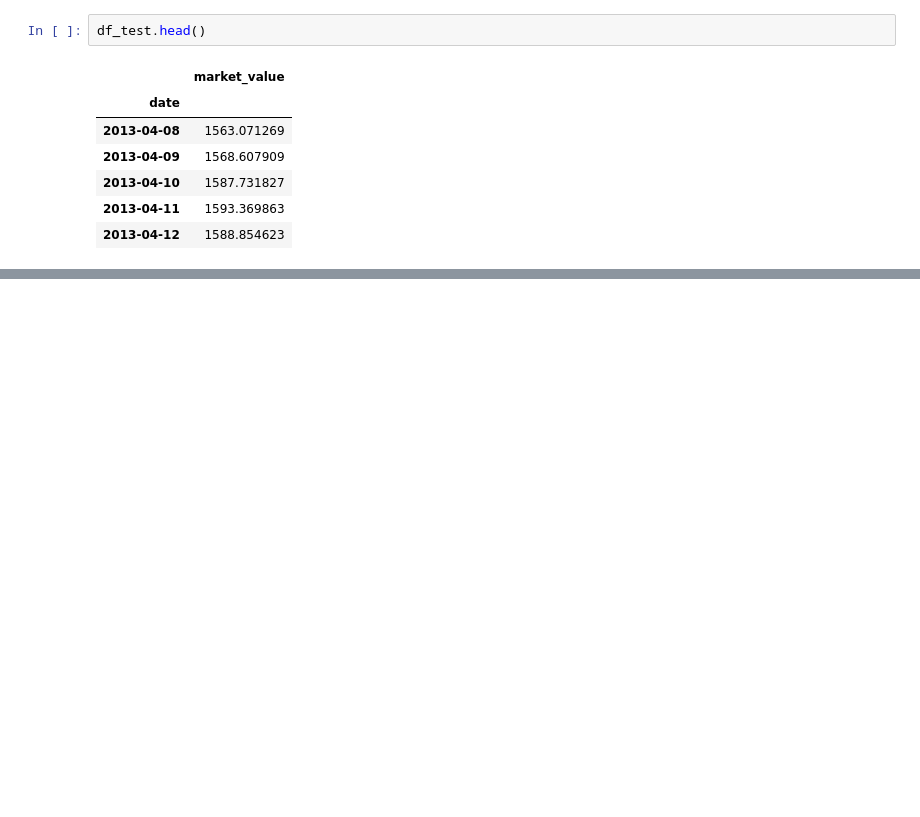
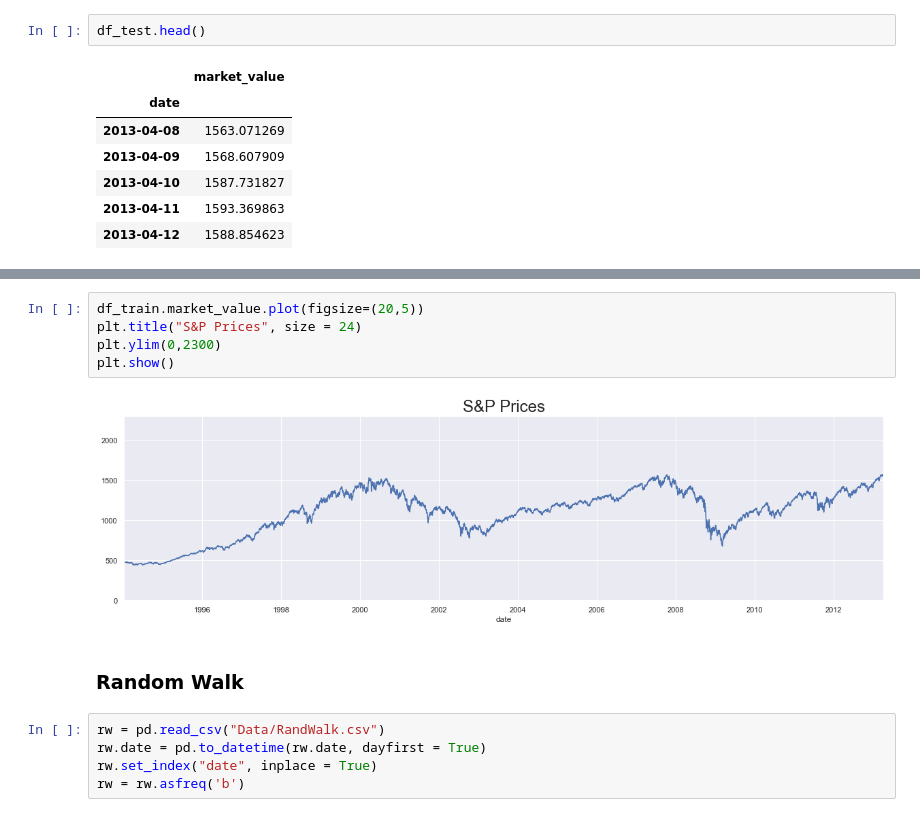
Before and after one commit to TonyHomsi/Time_Series_project, a Jupyter notebook: Creating a Time Series Object.ipynb, the cells around one changed output, grey strips where cells are left out. Drawn from its saved outputs; the diff is of its cells as text; blank space fills up the shorter version.

```diff
--- a/Creating a Time Series Object.ipynb
+++ b/Creating a Time Series Object.ipynb
@@ -211,0 +248,14 @@ df_test.head()
+# %%
+df_train.market_value.plot(figsize=(20,5))
+plt.title("S&P Prices", size = 24)
+plt.ylim(0,2300)
+plt.show()
+# %% [output]
+[figure, added]
+# %% [markdown]
+### Random Walk
+# %%
+rw = pd.read_csv("Data/RandWalk.csv")
+rw.date = pd.to_datetime(rw.date, dayfirst = True)
+rw.set_index("date", inplace = True)
+rw = rw.asfreq('b')
```
Also changed, not shown: parts of 26 cells of this notebook, 4 other files.
